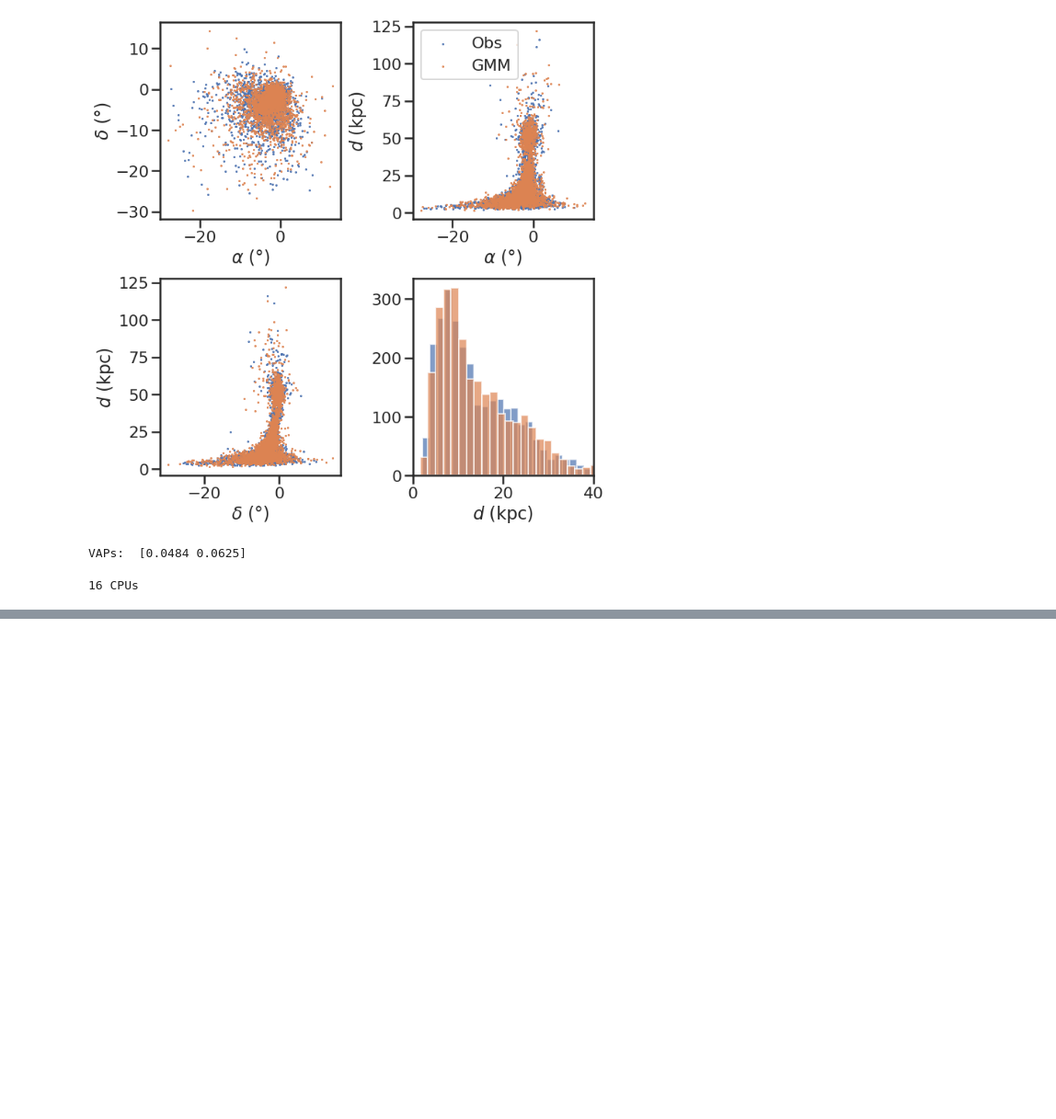
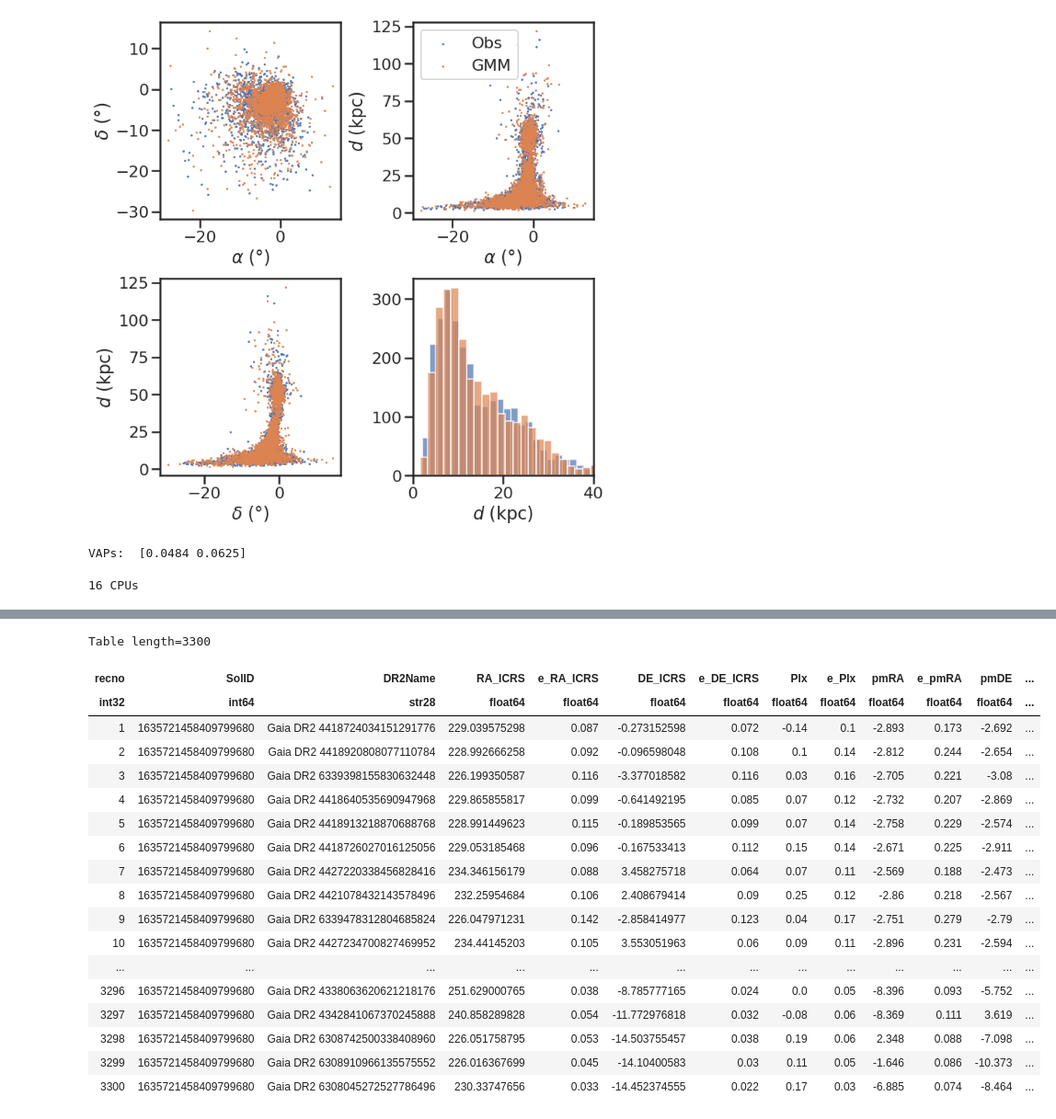
Before and after one commit to bdominguez13/stream_memb, a Jupyter notebook: Price+2019/Pal5.ipynb, the cells around one changed output, grey strips where cells are left out. Shown at 92% size. Cells and saved outputs as stored; diff of their text form; code cells hidden in the pictures; blank space fills up the shorter version.

```diff
--- a/Price+2019/Pal5.ipynb
+++ b/Price+2019/Pal5.ipynb
@@ -622,0 +656,22 @@ theta_resul
+# %%
+Table(data)
+# %% [output]
+Table length=3300
+| recno | SolID | DR2Name | RA_ICRS | e_RA_ICRS | DE_ICRS | e_DE_ICRS | Plx | e_Plx | pmRA | e_pmRA | pmDE | ... |
+| int32 | int64 | str28 | float64 | float64 | float64 | float64 | float64 | float64 | float64 | float64 | float64 | ... |
+| 1 | 1635721458409799680 | Gaia DR2 4418724034151291776 | 229.039575298 | 0.087 | -0.273152598 | 0.072 | -0.14 | 0.1 | -2.893 | 0.173 | -2.692 | ... |
+| 2 | 1635721458409799680 | Gaia DR2 4418920808077110784 | 228.992666258 | 0.092 | -0.096598048 | 0.108 | 0.1 | 0.14 | -2.812 | 0.244 | -2.654 | ... |
+| 3 | 1635721458409799680 | Gaia DR2 6339398155830632448 | 226.199350587 | 0.116 | -3.377018582 | 0.116 | 0.03 | 0.16 | -2.705 | 0.221 | -3.08 | ... |
+| 4 | 1635721458409799680 | Gaia DR2 4418640535690947968 | 229.865855817 | 0.099 | -0.641492195 | 0.085 | 0.07 | 0.12 | -2.732 | 0.207 | -2.869 | ... |
+| 5 | 1635721458409799680 | Gaia DR2 4418913218870688768 | 228.991449623 | 0.115 | -0.189853565 | 0.099 | 0.07 | 0.14 | -2.758 | 0.229 | -2.574 | ... |
+| 6 | 1635721458409799680 | Gaia DR2 4418726027016125056 | 229.053185468 | 0.096 | -0.167533413 | 0.112 | 0.15 | 0.14 | -2.671 | 0.225 | -2.911 | ... |
+| 7 | 1635721458409799680 | Gaia DR2 4427220338456828416 | 234.346156179 | 0.088 | 3.458275718 | 0.064 | 0.07 | 0.11 | -2.569 | 0.188 | -2.473 | ... |
+| 8 | 1635721458409799680 | Gaia DR2 4421078432143578496 | 232.25954684 | 0.106 | 2.408679414 | 0.09 | 0.25 | 0.12 | -2.86 | 0.218 | -2.567 | ... |
+| 9 | 1635721458409799680 | Gaia DR2 6339478312804685824 | 226.047971231 | 0.142 | -2.858414977 | 0.123 | 0.04 | 0.17 | -2.751 | 0.279 | -2.79 | ... |
+| 10 | 1635721458409799680 | Gaia DR2 4427234700827469952 | 234.44145203 | 0.105 | 3.553051963 | 0.06 | 0.09 | 0.11 | -2.896 | 0.231 | -2.594 | ... |
+| ... | ... | ... | ... | ... | ... | ... | ... | ... | ... | ... | ... | ... |
+| 3296 | 1635721458409799680 | Gaia DR2 4338063620621218176 | 251.629000765 | 0.038 | -8.785777165 | 0.024 | 0.0 | 0.05 | -8.396 | 0.093 | -5.752 | ... |
+| 3297 | 1635721458409799680 | Gaia DR2 4342841067370245888 | 240.858289828 | 0.054 | -11.772976818 | 0.032 | -0.08 | 0.06 | -8.369 | 0.111 | 3.619 | ... |
+| 3298 | 1635721458409799680 | Gaia DR2 6308742500338408960 | 226.051758795 | 0.053 | -14.503755457 | 0.038 | 0.19 | 0.06 | 2.348 | 0.088 | -7.098 | ... |
+| 3299 | 1635721458409799680 | Gaia DR2 6308910966135575552 | 226.016367699 | 0.045 | -14.10400583 | 0.03 | 0.11 | 0.05 | -1.646 | 0.086 | -10.373 | ... |
+| 3300 | 1635721458409799680 | Gaia DR2 6308045272527786496 | 230.33747656 | 0.033 | -14.452374555 | 0.022 | 0.17 | 0.03 | -6.885 | 0.074 | -8.464 | ... |
```
Also changed, not shown: parts of 7 cells of this notebook, 1 other file.
